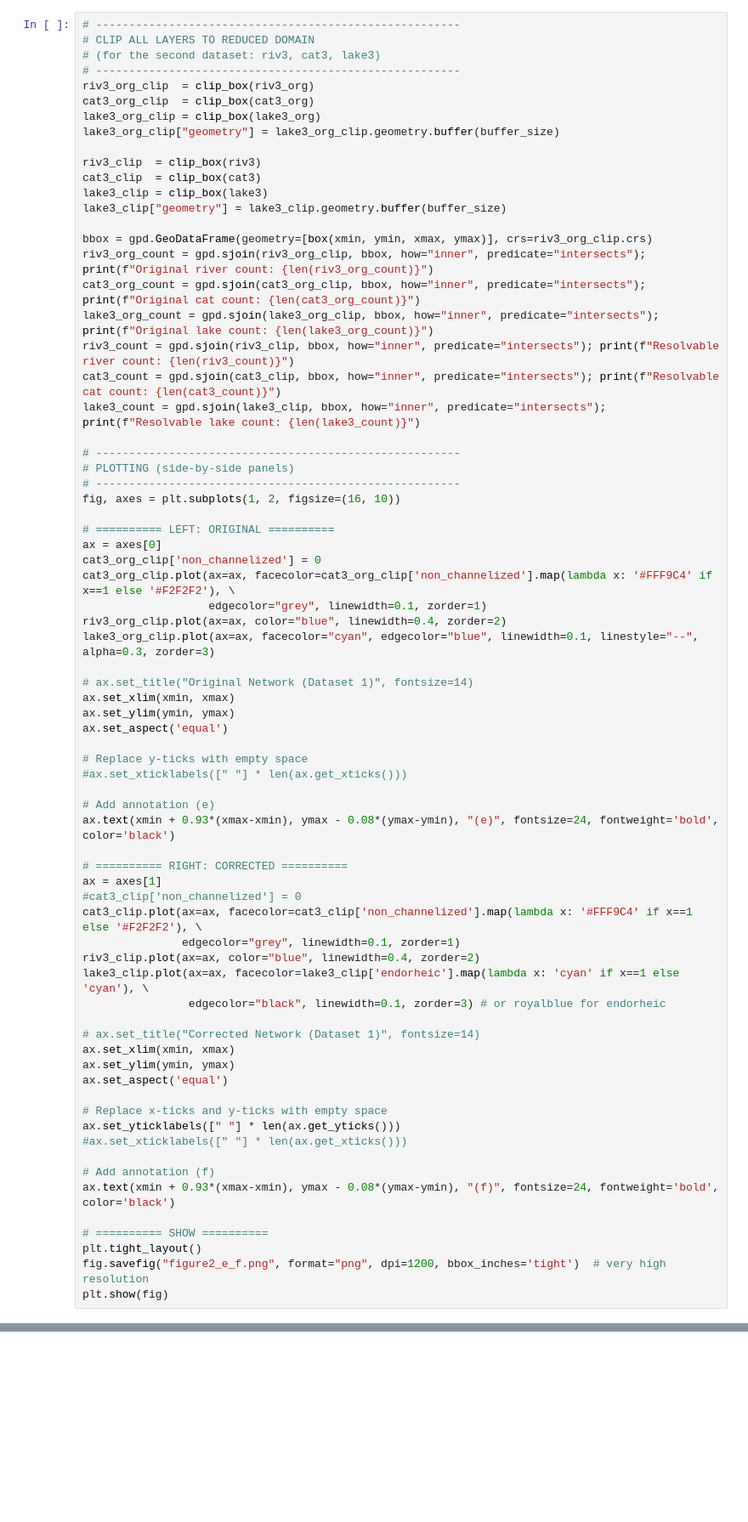
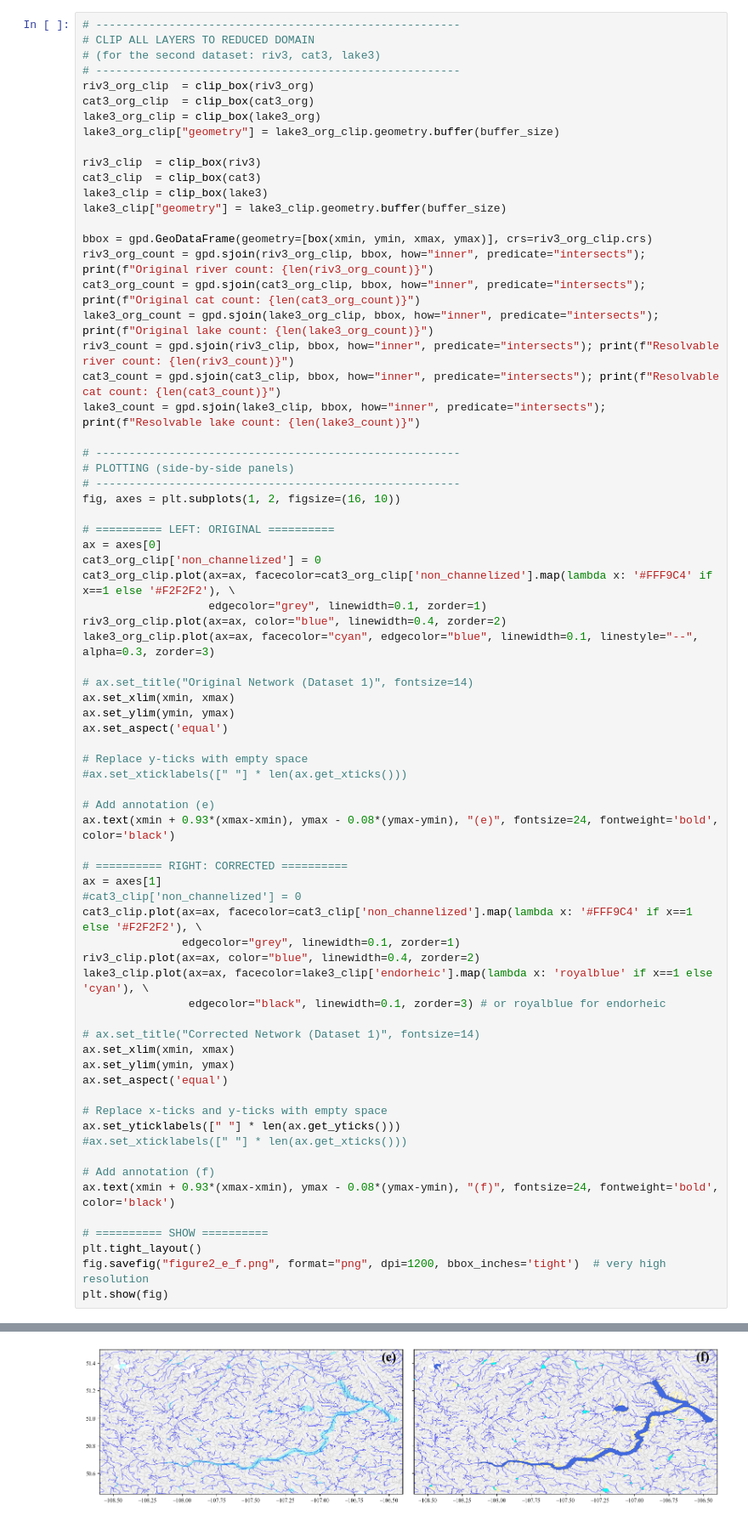
Before and after one commit to ShervanGharari/RiverLakeNetwork, a Jupyter notebook: examples/Plots/Figure_2.ipynb, the cells around one changed output, grey strips where cells are left out. Shown at 85% size. Saved outputs shown, nothing was run; the diff lists cells and outputs as text; blank space fills up the shorter version.

```diff
--- a/examples/Plots/Figure_2.ipynb
+++ b/examples/Plots/Figure_2.ipynb
@@ -284,7 +345,7 @@ ax = axes[1]
 cat3_clip.plot(ax=ax, facecolor=cat3_clip['non_channelized'].map(lambda x: '#FFF9C4' if x==1 else '#F2F2F2'), \
                edgecolor="grey", linewidth=0.1, zorder=1)
 riv3_clip.plot(ax=ax, color="blue", linewidth=0.4, zorder=2)
-lake3_clip.plot(ax=ax, facecolor=lake3_clip['endorheic'].map(lambda x: 'cyan' if x==1 else 'cyan'), \
+lake3_clip.plot(ax=ax, facecolor=lake3_clip['endorheic'].map(lambda x: 'royalblue' if x==1 else 'cyan'), \
                 edgecolor="black", linewidth=0.1, zorder=3) # or royalblue for endorheic
 
 # ax.set_title("Corrected Network (Dataset 1)", fontsize=14)
@@ -303,3 +364,4 @@ ax.text(xmin + 0.93*(xmax-xmin), ymax - 0.08*(ymax-ymin), "(f)", fontsize=24, fo
 plt.tight_layout()
 fig.savefig("figure2_e_f.png", format="png", dpi=1200, bbox_inches='tight')  # very high resolution
 plt.show(fig)
+# %% [output]
@@ -306,3 +392,4 @@ plt.show(fig)
+[figure, added]
 # %%
 # ----------------------------
 # Merge PNGs vertically
```
Also changed, not shown: parts of 6 cells of this notebook, 12 other files.
